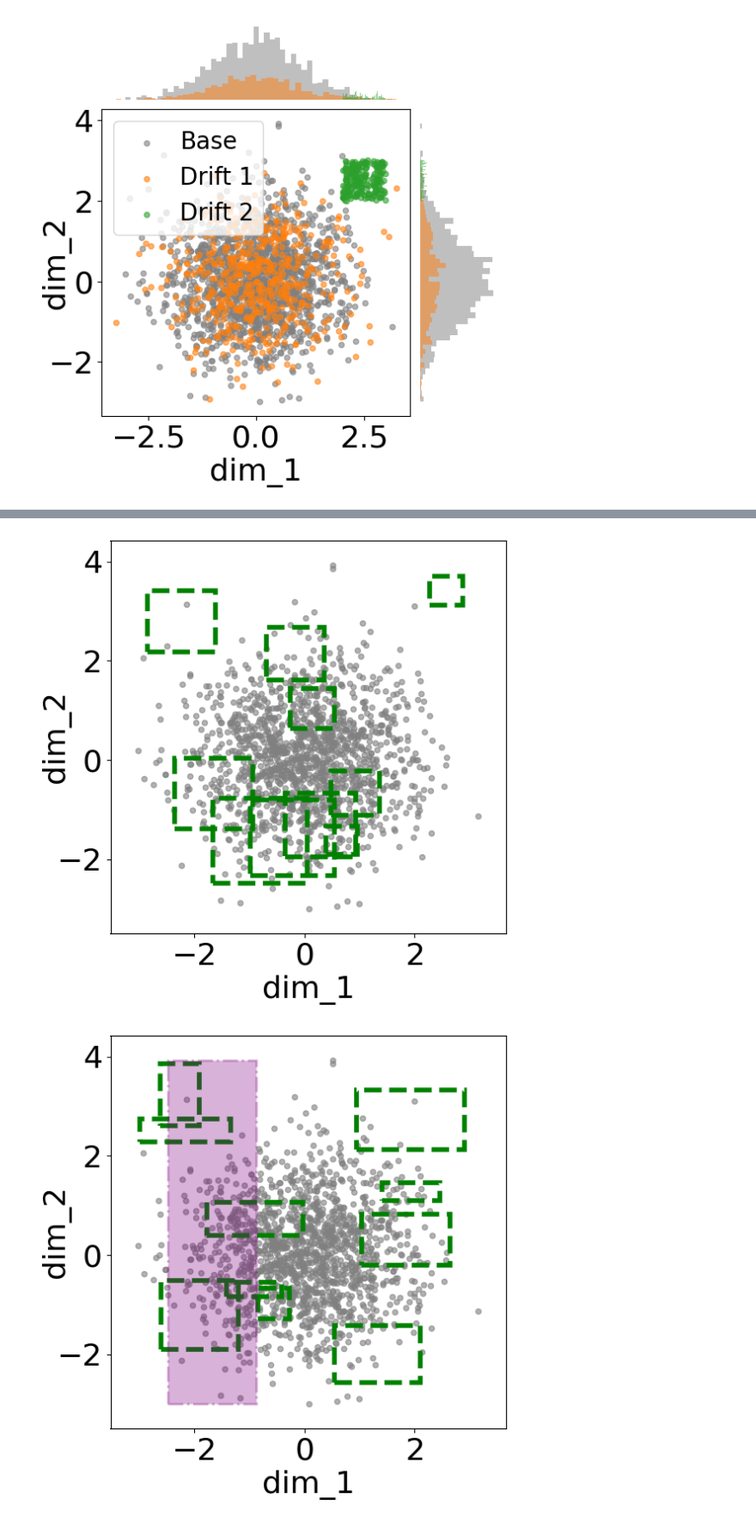
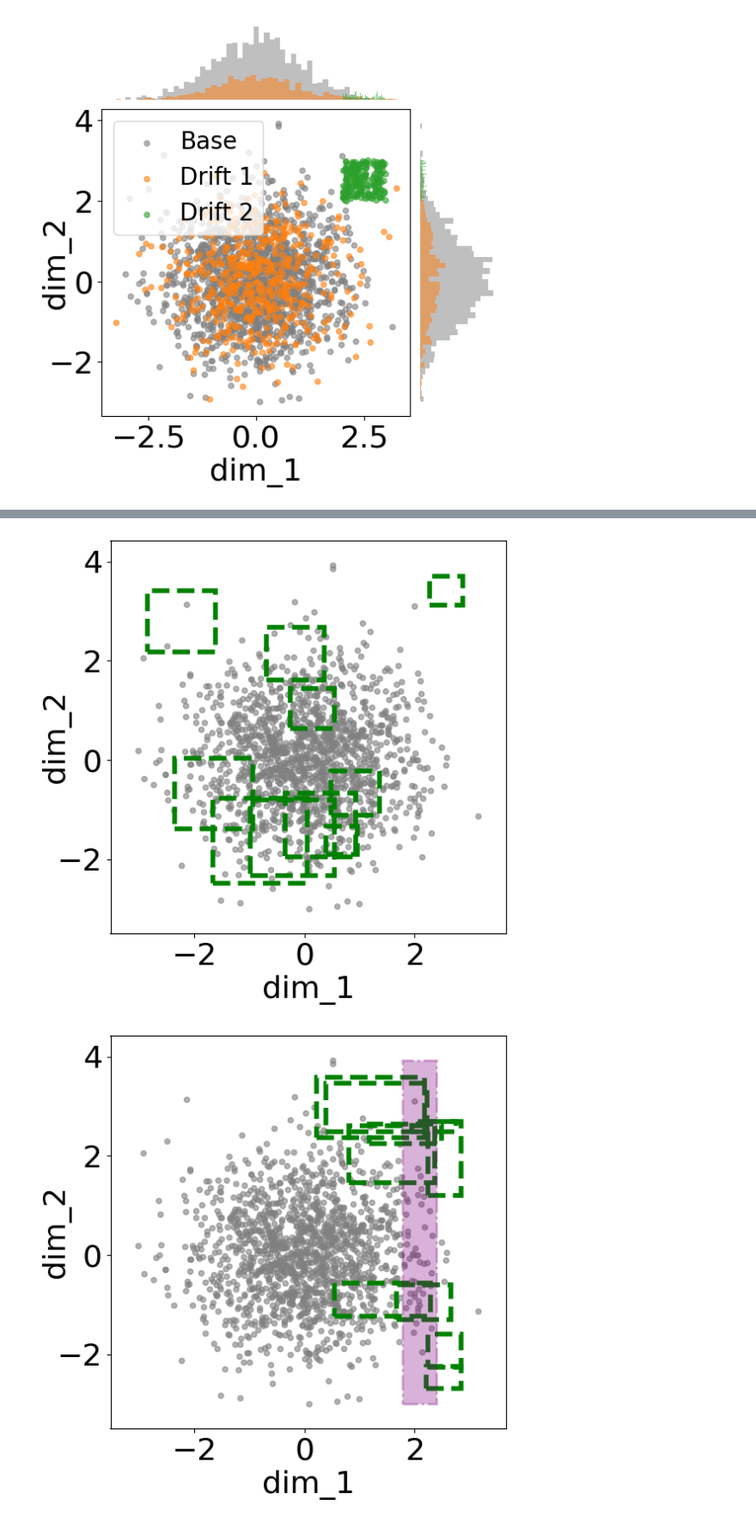
Before and after one commit to Liuguanli/DriftBench, a Jupyter notebook: autoquerybench/notebooks/demos.ipynb, the cells around one changed output, grey strips where cells are left out. Shown at 86% size. Drawn from its saved outputs; the diff is of its cells as text; code cells hidden in the pictures.

```diff
--- a/autoquerybench/notebooks/demos.ipynb
+++ b/autoquerybench/notebooks/demos.ipynb
@@ -144,41 +144,47 @@ def plot_query_shapes_within_bounds(base_data, x_min, x_max, y_min, y_max, save_
                 w = np.random.uniform(0.5, 2.0)
                 h = np.random.uniform(0.2, 1.5)
 
-            cx = np.random.uniform(x_min + w/2, x_max - w/2)
-            cy = np.random.uniform(y_min + h/2, y_max - h/2)
+            if stage == 2:
+                # cx = np.random.uniform(x_min + w + 1, x_max - w/2)
+                cy = np.random.uniform(y_min + h/2, y_max - h/2)
+                cx = x_max - w
+                # cy = y_max - h/2
+            else:
+                cx = np.random.uniform(x_min + w/2, x_max - w/2)
+                cy = np.random.uniform(y_min + h/2, y_max - h/2)
 
             rect = Rectangle((cx - w/2, cy - h/2), w, h,
                              linewidth=4, edgecolor='green', facecolor='none', linestyle='--')
             ax.add_patch(rect)
 
         if stage == 2:
             cx = np.random.uniform(x_min + w/2, x_max - w/2)
             rect = Rectangle((cx - w/2, y_min), w, y_max - y_min,
                              linewidth=2, alpha=0.3, edgecolor='purple', facecolor='purple', linestyle='-.')
             ax.add_patch(rect)
 
 
         # ax.set_title(fig_titles[stage], fontsize=fontsize_title)
         ax.set_xlabel("dim_1", fontsize=fontsize_ticks)
         ax.set_ylabel("dim_2", fontsize=fontsize_ticks)
         ax.tick_params(axis='both', which='major', labelsize=fontsize_ticks)
         # ax.legend(fontsize=12, loc="upper left", handletextpad=0.4)
         ax.yaxis.set_label_coords(-0.1, 0.5)
 
         ax.set_xlim(x_min - 0.5, x_max + 0.5)
         ax.set_ylim(y_min - 0.5, y_max + 0.5)
 
         save_path = os.path.join(save_dir, f"query_shape_stage_{stage}.pdf")
         plt.savefig(save_path, format='pdf', bbox_inches='tight')
         plt.savefig(os.path.join(overleaf_dir, f"query_shape_stage_{stage}.pdf"), format='pdf', bbox_inches='tight')
         plt.show()
         plt.close()
 
 plot_query_shapes_within_bounds(base_data_only, x_min, x_max, y_min, y_max)
 # %% [output]
 [figure]
 [figure]
-[figure, old version]
+[figure, new version]
 # %%
 # 为每种 drift 类型生成三阶段版本：t0 (base), t1 (moderate drift), t2 (stronger drift)
 
```
Also changed, not shown: 23 other files.
